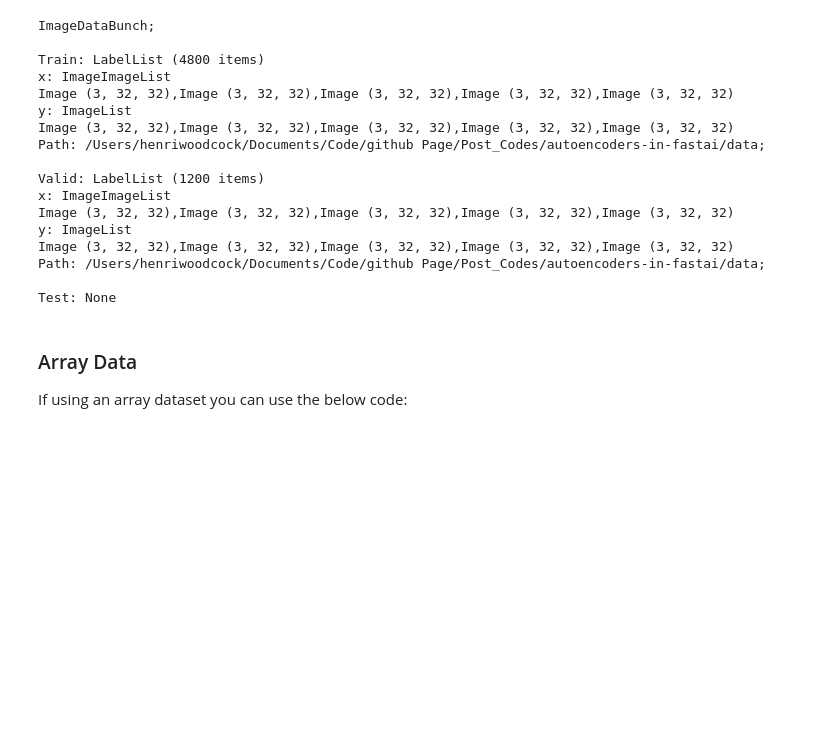
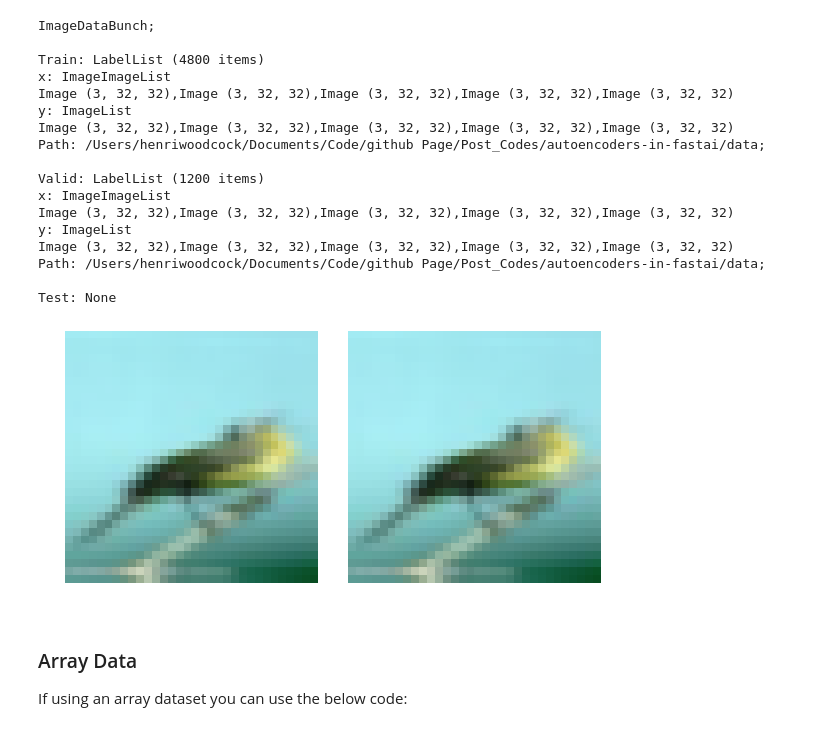
Before and after one commit to henriwoodcock/blog-post-codes, a Jupyter notebook: autoencoders-in-fastai/autoencoders-in-fastai.ipynb, the cells around one changed output. Drawn from its saved outputs; the diff is of its cells as text; code cells hidden in the pictures; blank space fills up the shorter version.

```diff
--- a/autoencoders-in-fastai/autoencoders-in-fastai.ipynb
+++ b/autoencoders-in-fastai/autoencoders-in-fastai.ipynb
@@ -45,6 +45,10 @@ Image (3, 32, 32),Image (3, 32, 32),Image (3, 32, 32),Image (3, 32, 32),Image (3
 Path: /Users/henriwoodcock/Documents/Code/github Page/Post_Codes/autoencoders-in-fastai/data;
 
 Test: None
+# %%
+data.show_batch(rows = 1)
+# %% [output]
+[figure, added]
 # %% [markdown]
 ### Array Data
 If using an array dataset you can use the below code:
```
Also changed, not shown: 1 other file.
